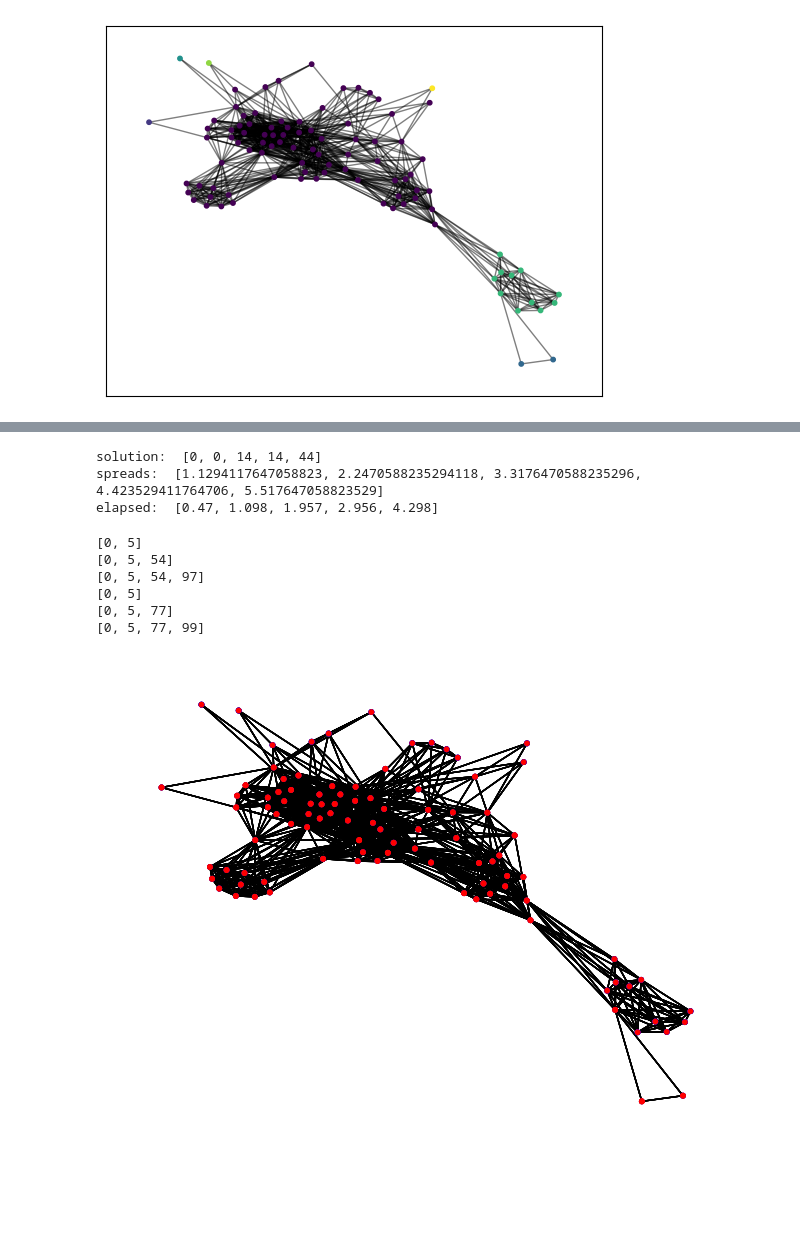
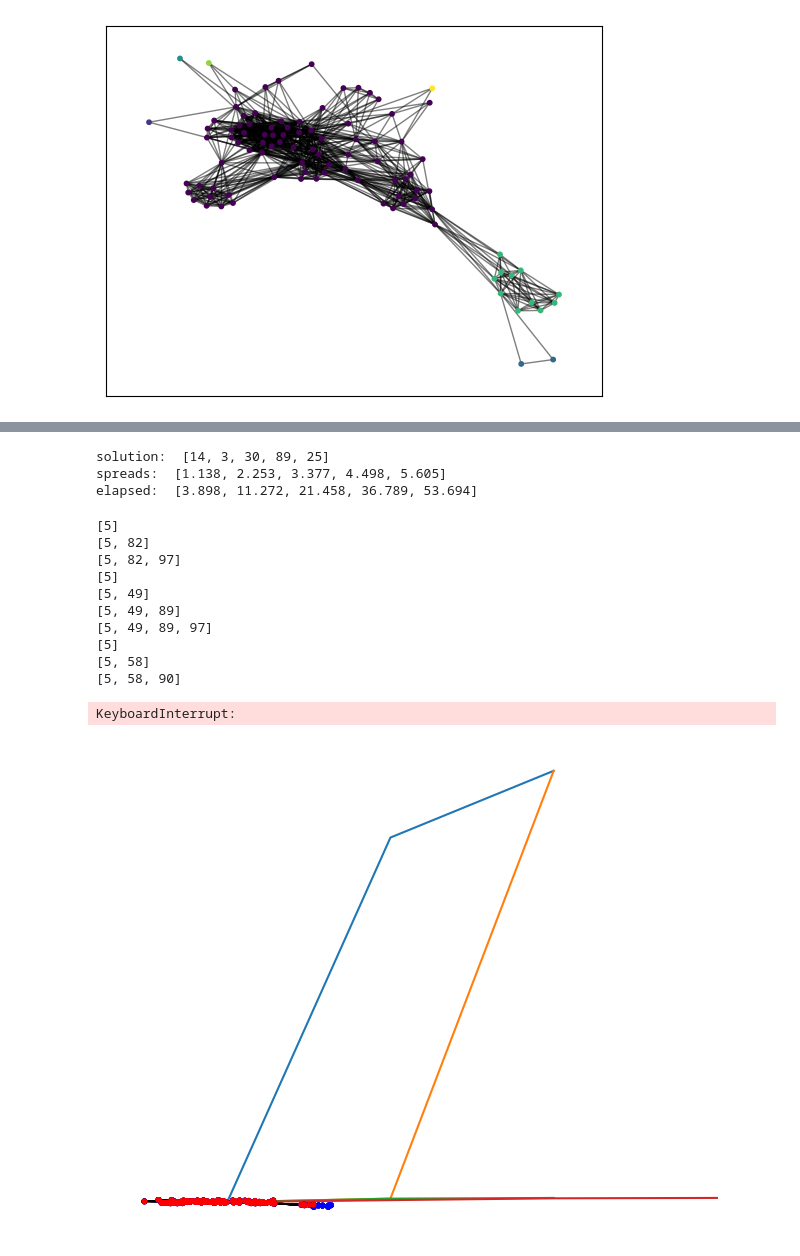
Before and after one commit to PierreRemacle/LINMA2472_P1, a Jupyter notebook: HW1.ipynb, the cells around one changed output, grey strips where cells are left out. Cells and saved outputs as stored; diff of their text form; code cells hidden in the pictures; blank space fills up the shorter version.

```diff
--- a/HW1.ipynb
+++ b/HW1.ipynb
@@ -387,7 +392,7 @@ def cascade(G,starts):
     Visited=[]
     next=[]
     color_map=[]
-    spreading_curve=[0]
+    spreading_curve=[]
     pos = nx.spring_layout(G, seed=41)
     def nextNode(G):
         target=[]
@@ -429,7 +434,6 @@ def cascade(G,starts):
     while (True):
 
         spreading_curve.append(len(Visited))
-        print(spreading_curve)
         ShowGraph(G,i)
         i=i+1
         nextNode(G)
@@ -484,7 +489,7 @@ def compute_independent_cascade(graph, seed_nodes, prob, n_iters=85):
 
     # simulate the spread process over multiple runs
     for i in range(n_iters):
-        np.random.seed(i)
+        np.random.seed(i+10)
         active = seed_nodes[:]
         new_active = seed_nodes[:]
 
@@ -492,9 +497,9 @@ def compute_independent_cascade(graph, seed_nodes, prob, n_iters=85):
         while new_active:
             activated_nodes = []
             for node in new_active:
-                neighbors = list(graph_net.neighbors(node))
+                neighbors = set(graph_net.neighbors(node))
                 success = np.random.uniform(0, 1) < prob
-                activated_nodes += list(np.extract(success, neighbors))
+                activated_nodes += list(np.extract(success, list(neighbors)))
 
             # ensure the newly activated nodes doesn't already exist
             # in the final list of activated nodes before adding them
@@ -507,7 +512,7 @@ def compute_independent_cascade(graph, seed_nodes, prob, n_iters=85):
 
     return total_spead / n_iters
 
-def greedy(graph, k, prob=0., n_iters=1000):
+def greedy(graph, k, prob, n_iters):
     """
     Find k nodes with the largest spread (determined by IC) from a igraph graph
     using the Greedy Algorithm.
@@ -543,28 +548,43 @@ def greedy(graph, k, prob=0., n_iters=1000):
 
     return solution, spreads, elapsed
 seed_nodes = [0]
-prob = 0.1
-n_iters = 85
+prob = 0.11
+n_iters = 1000
 greedy_solution, greedy_spreads, greedy_elapsed = greedy(graph_net, 5, prob, n_iters)
 print('solution: ', greedy_solution)
 print('spreads: ', greedy_spreads)
 print('elapsed: ', greedy_elapsed)
 # %% [output]
-solution:  [0, 0, 14, 14, 44]
-spreads:  [1.1294117647058823, 2.2470588235294118, 3.3176470588235296, 4.423529411764706, 5.517647058823529]
-elapsed:  [0.47, 1.098, 1.957, 2.956, 4.298]
+solution:  [14, 3, 30, 89, 25]
+spreads:  [1.138, 2.253, 3.377, 4.498, 5.605]
+elapsed:  [3.898, 11.272, 21.458, 36.789, 53.694]
-# %%
-
-spreading_curve = cascade(graph_net,random.sample(range(0, nx.number_of_nodes(graph_net)), 5))
-SC = cascade(graph_net, [0, 0, 14, 14, 44])
-# %% [output]
-[0, 5]
-[0, 5, 54]
-[0, 5, 54, 97]
-[0, 5]
-[0, 5, 77]
-[0, 5, 77, 99]
-[figure, removed]
+# %%
+
+SC = cascade(graph_net, [14, 3, 30, 89, 25])
+for i in range (len(SC)):
+    SC[i]=SC[i]/97
+    plt.plot(SC)
+
+for i in range (100):
+    spreading_curve = cascade(graph_net,random.sample(range(0, nx.number_of_nodes(graph_net)), 5))
+    for i in range (len(spreading_curve)):
+        spreading_curve[i]=spreading_curve[i]/97
+    plt.plot(spreading_curve)
+
+plt.show
+# %% [output]
+[5]
+[5, 82]
+[5, 82, 97]
+[5]
+[5, 49]
+[5, 49, 89]
+[5, 49, 89, 97]
+[5]
+[5, 58]
+[5, 58, 90]
+KeyboardInterrupt:
+[figure, added]
 # %%
 plotSpreadingCurve(SC, "greedy")
 plotSpreadingCurve(spreading_curve, "random")
```
Also changed, not shown: parts of 8 cells of this notebook.
